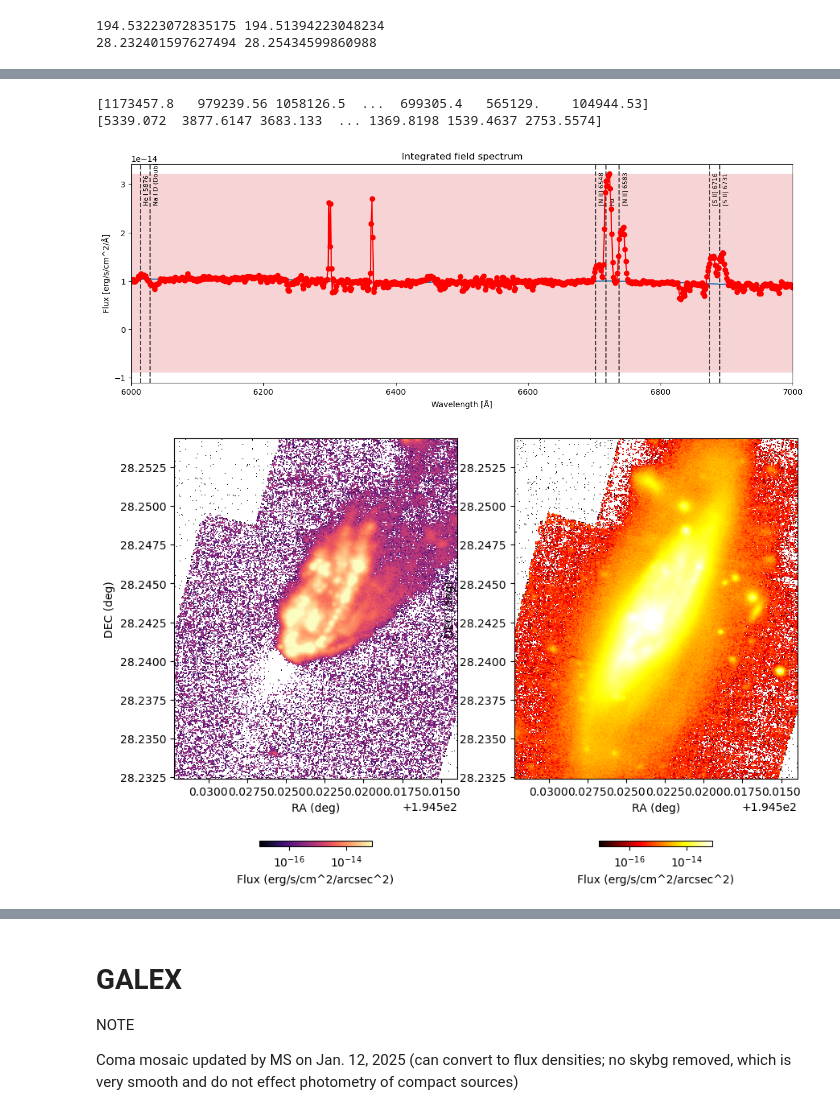
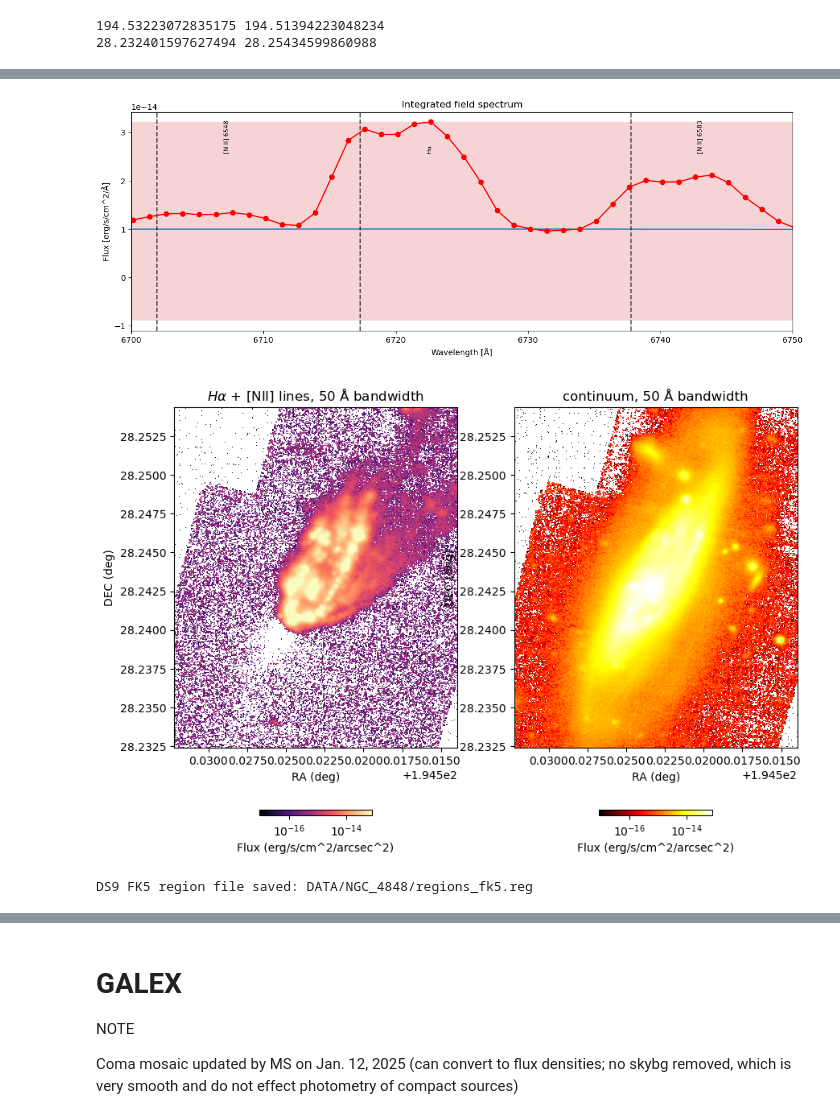
Before and after one commit to robertoinfurna/GALAXIES, a Jupyter notebook: RPS/NGC 4848.ipynb, the cells around one changed output, grey strips where cells are left out. Saved outputs shown, nothing was run; the diff lists cells and outputs as text; code cells hidden in the pictures.

```diff
--- a/RPS/NGC 4848.ipynb
+++ b/RPS/NGC 4848.ipynb
@@ -123,9 +88,3 @@ summed_var = np.nansum(var, axis=(1,2))
-# %%
-print(summed_spectra)
-print(np.sqrt(summed_var))
-# %% [output]
-[1173457.8   979239.56 1058126.5  ...  699305.4   565129.    104944.53]
-[5339.072  3877.6147 3683.133  ... 1369.8198 1539.4637 2753.5574]
 # %%
 fig,ax = plt.subplots(figsize=(15,5))
 plt.title("Integrated field spectrum")
@@ -198,24 +157,26 @@ for name, wavelength in redshifted_lines.items():
              rotation=90, verticalalignment="bottom", fontsize=8, zorder=1, clip_on=True)
 
 #plt.xlim(4750.15,7500)
-#plt.xlim(6850,6900)
-plt.xlim(6000,7000)
+plt.xlim(6700,6750)
+#plt.xlim(6000,7000)
 
 
 
 plt.show()
 # %% [output]
-[figure, old version]
+[figure, new version]
 # %%
-crval3 = header_1['CRVAL3']
-dw = header_1['CD3_3']
+# Define Ha flux map and continuum flux map
+
 Ha_channel_inf = int((6700 - crval3)/dw)
 Ha_channel_sup = int((6750 - crval3)/dw)
 continuum_channel_inf = int((6645 - crval3)/dw)
 continuum_channel_sup = int((6695 - crval3)/dw)
 
+bandwidth = 50 # angstrom
+dtheta_pix = abs(header['CD1_1'])
 
-units = 1e-20 * 50 / ( 5.5555555555556e-05 * 3600 )**2   # integrating on wavelength, per arcsec^2
+units = 1e-20 * bandwidth / ( dtheta_pix* 3600 )**2   # integrating on wavelength, per arcsec^2
 
 integrated_Ha_continuum = np.nansum(cube[Ha_channel_inf:Ha_channel_sup, :, :],axis=0) * units
 integrated_continuum_near_Ha = np.nansum(cube[continuum_channel_inf:continuum_channel_sup, :, :], axis=0) * units
@@ -224,32 +185,34 @@ integrated_Ha = integrated_Ha_continuum - integrated_continuum_near_Ha
 # %%
 from matplotlib.colors import LogNorm
 from matplotlib.patches import Ellipse
 
 fig, ax = plt.subplots(1, 2, figsize=(10, 10))  # Adjust the size for better appearance
 ax = ax.flatten()
 
 # Define color normalization for logarithmic scaling
 norm = LogNorm(np.nanquantile(integrated_Ha[integrated_Ha>0], 0.01), vmax=np.nanquantile(integrated_Ha, 0.99))
 
 # Plotting the integrated Ha
 cmap = plt.cm.magma
 cmap.set_bad(color='white')
 im0 = ax[0].imshow(integrated_Ha, extent=[ra_min, ra_max, dec_min, dec_max], origin='lower', cmap=cmap, norm=norm)
-ax[0].set_xlabel("RA (deg)")  # Label for X-axis
-ax[0].set_ylabel("DEC (deg)")  # Label for Y-axis
+ax[0].set_title("$H\\alpha$ + [NII] lines, 50 Å bandwidth")
+ax[0].set_xlabel("RA (deg)")
+ax[0].set_ylabel("DEC (deg)")
 
 # Plotting the integrated continuum near Ha
 im1 = ax[1].imshow(integrated_continuum_near_Ha, extent=[ra_min, ra_max, dec_min, dec_max], origin='lower', cmap='hot', norm=norm)
-ax[1].set_xlabel("RA (deg)")  # Label for X-axis
-ax[1].set_ylabel("DEC (deg)")  # Label for Y-axis
+ax[1].set_title("continuum, 50 Å bandwidth")
+ax[1].set_xlabel("RA (deg)")
+ax[1].set_ylabel("DEC (deg)")
 
 cbar0 = fig.colorbar(im0, ax=ax[0], location='bottom', shrink=0.4, pad = 0.1)
 cbar1 = fig.colorbar(im1, ax=ax[1], location='bottom', shrink=0.4, pad = 0.1)
 
 cbar0.set_label("Flux (erg/s/cm^2/arcsec^2)")
 cbar1.set_label("Flux (erg/s/cm^2/arcsec^2)")
 # %% [output]
-[figure, old version]
+[figure, new version]
 # %%
 # Create regions
 import matplotlib.path as mpath
@@ -326,3 +291,39 @@ for i in range(1, n):
+# %%
+# Saves regions in a format good for ds9
+
+# DS9 header in FK5 system (RA/Dec)
+header = """# Region file format: DS9 version 4.1
+global color=green dashlist=8 3 width=1 font="helvetica 10 normal" select=1 highlite=1 dash=0 fixed=0 edit=1 move=1 delete=1 include=1 source=1
+fk5
+"""
+
+
+filename = "DATA/NGC_4848/regions_fk5.reg"
+
+# Define the mapping from pixel to world coordinates
+pixel_x_range = np.arange(integrated_Ha.shape[1])  # Pixel range along x-axis
+pixel_y_range = np.arange(integrated_Ha.shape[0])  # Pixel range along y-axis
+ra_range = np.linspace(ra_min, ra_max, integrated_Ha.shape[1])  # RA range
+dec_range = np.linspace(dec_min, dec_max, integrated_Ha.shape[0])  # Dec range
+
+with open(filename, "w") as f:
+    f.write(header)
+
+    for mask in masks:
+        contours = find_contours(mask, level=0.5)  # Extract mask boundaries
+
+        for contour in contours:
+            # Convert pixel (x, y) to (RA, Dec)
+            ra_vals = np.interp(contour[:, 1], pixel_x_range, ra_range)
+            dec_vals = np.interp(contour[:, 0], pixel_y_range, dec_range)
+
+            # Format contour points as a DS9 polygon
+            points = ", ".join(f"{ra:.6f},{dec:.6f}" for ra, dec in zip(ra_vals, dec_vals))
+            f.write(f"polygon({points})\n")
+
+print(f"DS9 FK5 region file saved: {filename}")
+# %% [output]
+DS9 FK5 region file saved: DATA/NGC_4848/regions_fk5.reg
 # %%
 from matplotlib.colors import LogNorm
 from matplotlib.patches import Ellipse
```
Also changed, not shown: parts of 22 cells of this notebook, 1 other file.
